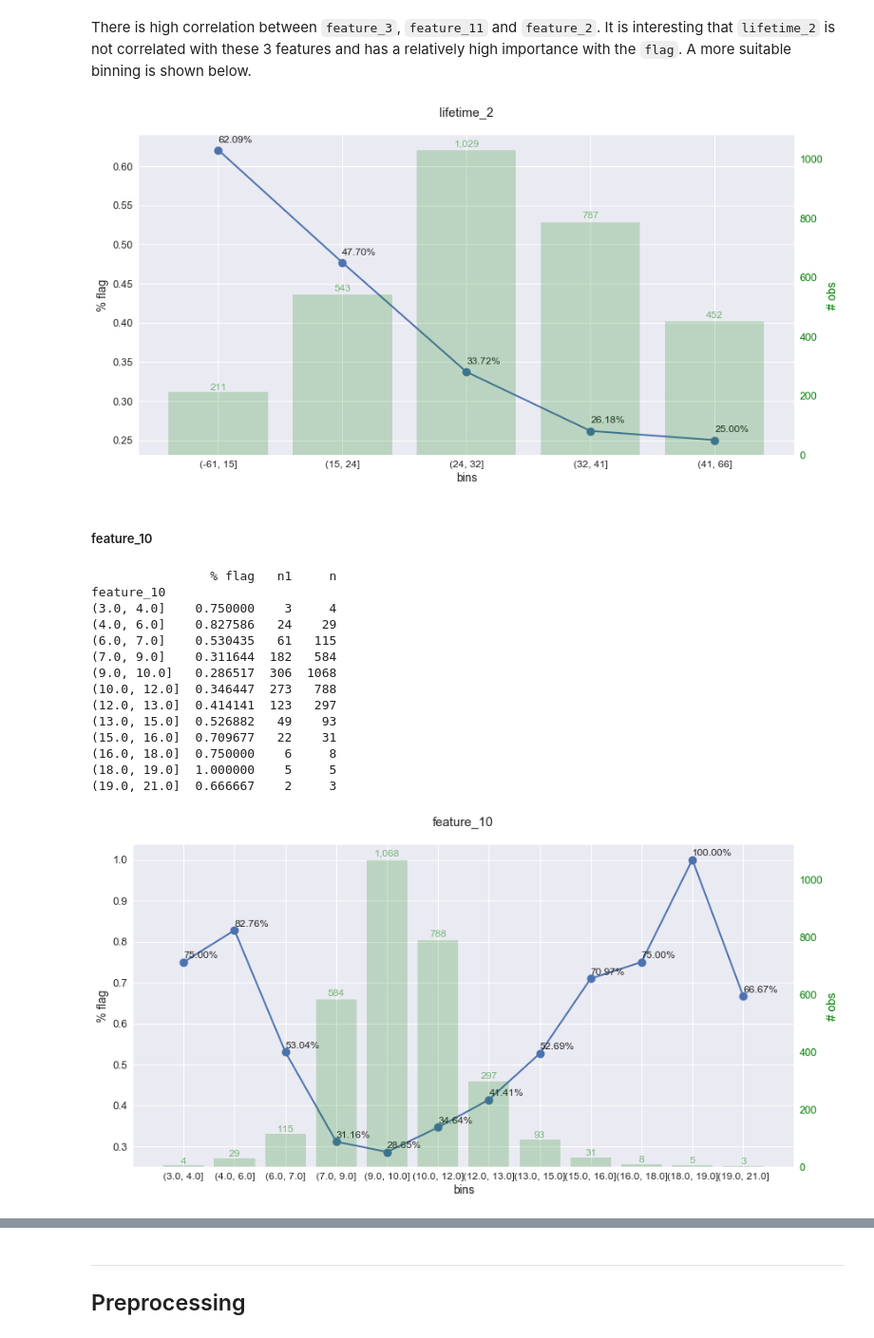
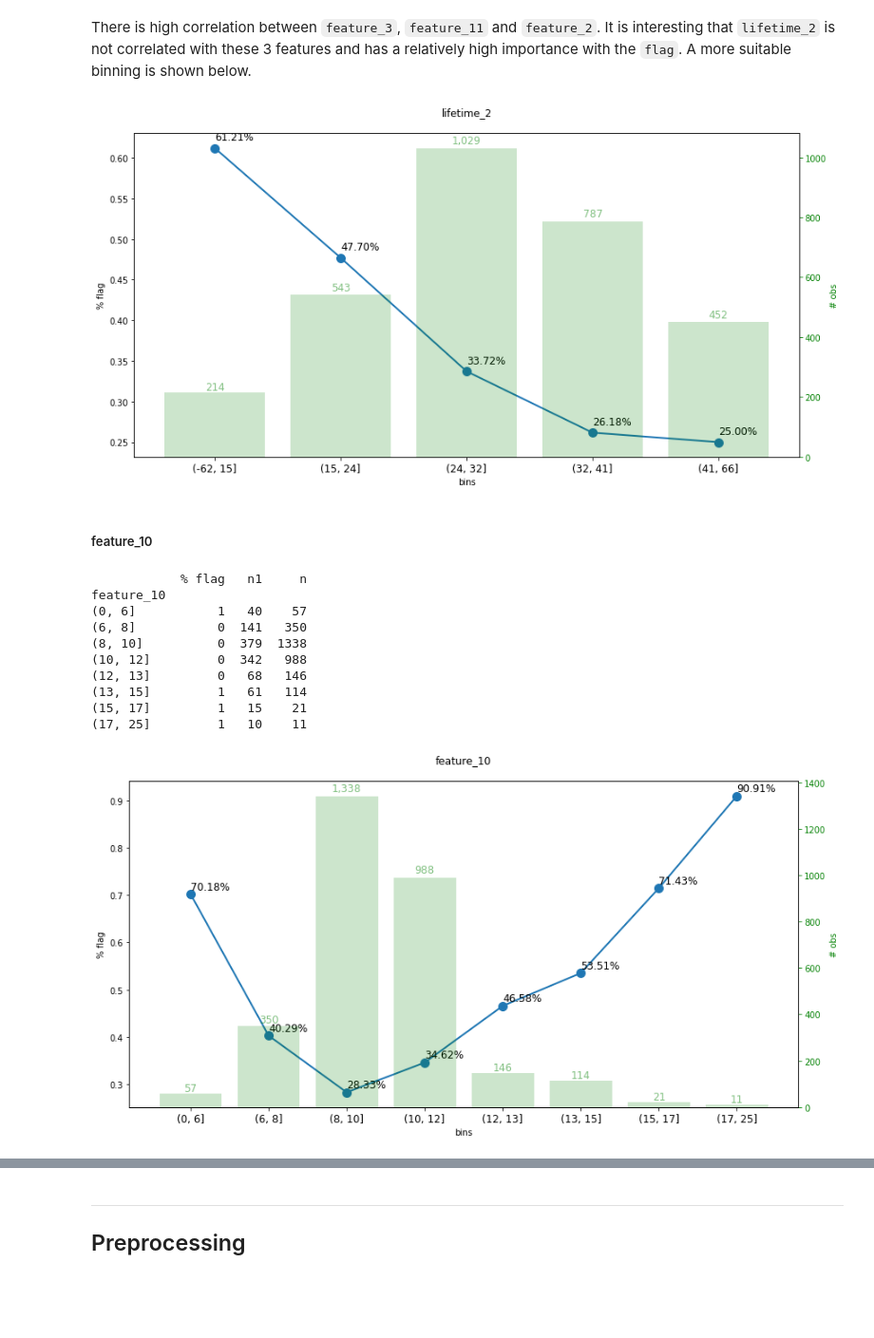
Before and after one commit to adriamoya/glovo, a Jupyter notebook: tasks/Task2_CreatePredictiveAlgorithm_v2.ipynb, the cells around one changed output, grey strips where cells are left out. Shown at 95% size. Drawn from its saved outputs; the diff is of its cells as text; code cells hidden in the pictures; blank space fills up the shorter version.

```diff
--- a/tasks/Task2_CreatePredictiveAlgorithm_v2.ipynb
+++ b/tasks/Task2_CreatePredictiveAlgorithm_v2.ipynb
@@ -212,3 +162,3 @@ pd.merge(df_feature_3, df_woe, how='left', on='feature_3')
 # %%
-univariate_analysis(df, 'feature_3', 'flag', bins=8, precision=0)
+df = univariate_analysis(df, 'feature_3', flag, bins=8, woe=True, precision=0)
 # %% [output]
@@ -245,0 +182,2 @@ feature_11
+# %%
+df = univariate_analysis(df, 'feature_11', flag, bins=[-0.1, 10, 20, 31, 41, 82], woe=True, precision=0)
@@ -246,5 +193,5 @@ feature_11
 # %% [markdown]
 <h5 class="text-muted">feature_2</h5>
 # %%
-univariate_analysis(df, 'feature_2','flag', bins=6, precision=0)
+df = univariate_analysis(df, 'feature_2', flag, bins=6, woe=True, precision=0)
 # %% [output]
@@ -270,26 +217,22 @@ univariate_analysis(df, 'lifetime_2', 'flag', bins=25, precision=0, detail=False
 # %% [markdown]
 There is high correlation between `feature_3`, `feature_11` and `feature_2`. It is interesting that `lifetime_2` is not correlated with these 3 features and has a relatively high importance with the `flag`. A more suitable binning is shown below.
 # %%
-univariate_analysis(df, 'lifetime_2', 'flag', bins=[-61, 15, 24, 32, 41, 66], precision=0, detail=False)
+df = univariate_analysis(df, 'lifetime_2', flag, bins=[-62, 15, 24, 32, 41, 66], woe=True, precision=0, detail=False)
 # %% [output]
-[figure, old version]
+[figure, new version]
 # %% [markdown]
 <h5 class="text-muted">feature_10</h5>
 # %%
-univariate_analysis(df, 'feature_10', 'flag', bins=12, precision=0)
+df = univariate_analysis(df, 'feature_10', flag, bins=[0, 6, 8, 10, 12, 13, 15, 17, 25], woe=True, precision=0)
 # %% [output]
-                % flag   n1     n
+            % flag   n1     n
 feature_10
-(3.0, 4.0]    0.750000    3     4
-(4.0, 6.0]    0.827586   24    29
-(6.0, 7.0]    0.530435   61   115
-(7.0, 9.0]    0.311644  182   584
-(9.0, 10.0]   0.286517  306  1068
-(10.0, 12.0]  0.346447  273   788
-(12.0, 13.0]  0.414141  123   297
-(13.0, 15.0]  0.526882   49    93
-(15.0, 16.0]  0.709677   22    31
-(16.0, 18.0]  0.750000    6     8
-(18.0, 19.0]  1.000000    5     5
-(19.0, 21.0]  0.666667    2     3
+(0, 6]           1   40    57
+(6, 8]           0  141   350
+(8, 10]          0  379  1338
+(10, 12]         0  342   988
+(12, 13]         0   68   146
+(13, 15]         1   61   114
+(15, 17]         1   15    21
+(17, 25]         1   10    11
-[figure, old version]
+[figure, new version]
```
Also changed, not shown: parts of 56 cells of this notebook, 1 other file.
